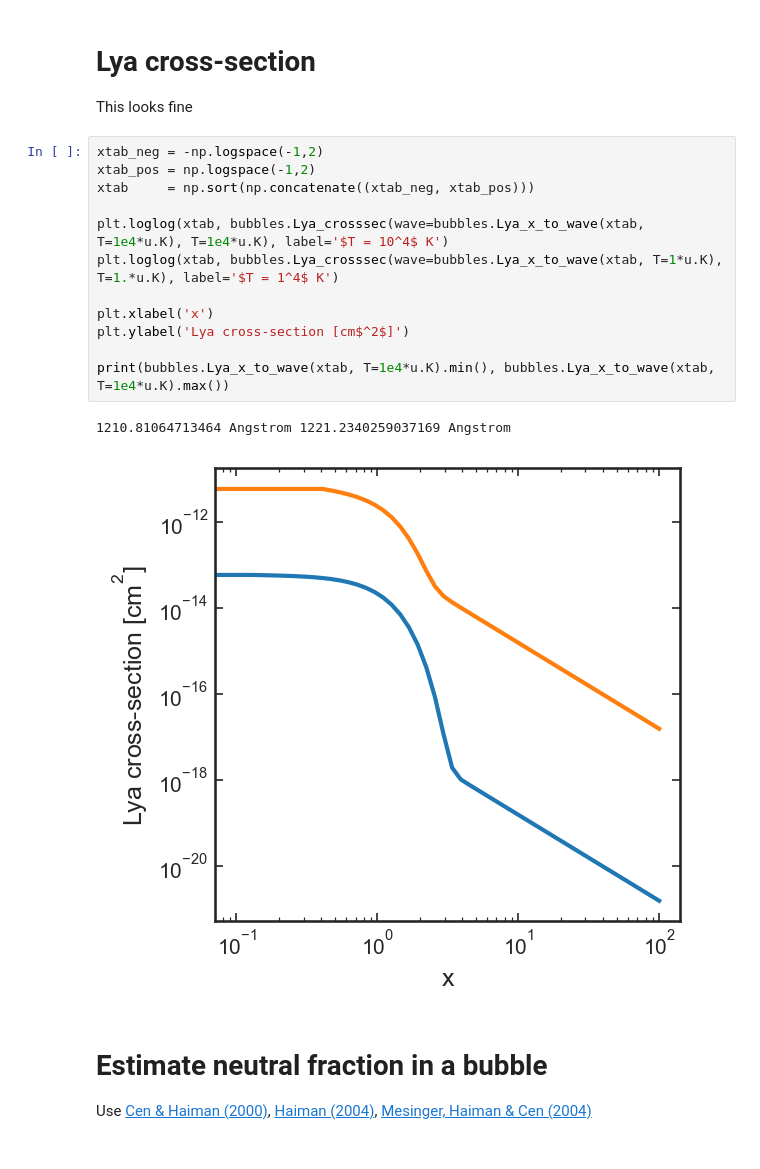
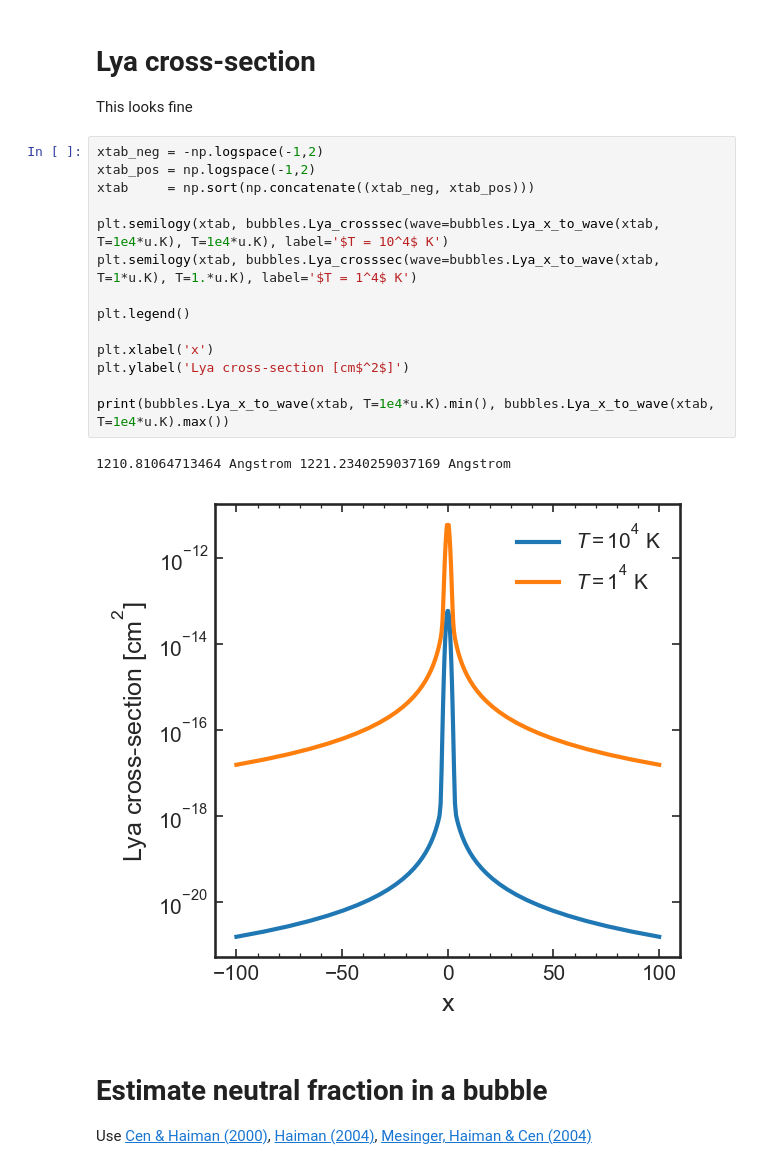
Before and after one commit to charlottenosam/LyaLineshapes, a Jupyter notebook: notebooks/bubble_size_lya_DV.ipynb, the cells around one changed output. Drawn from its saved outputs; the diff is of its cells as text.

Commit message:
replotting minimum dv plots

```diff
--- a/notebooks/bubble_size_lya_DV.ipynb
+++ b/notebooks/bubble_size_lya_DV.ipynb
@@ -46,18 +49,20 @@ This looks fine
 # %%
 xtab_neg = -np.logspace(-1,2)
 xtab_pos = np.logspace(-1,2)
 xtab     = np.sort(np.concatenate((xtab_neg, xtab_pos)))
 
-plt.loglog(xtab, bubbles.Lya_crosssec(wave=bubbles.Lya_x_to_wave(xtab, T=1e4*u.K), T=1e4*u.K), label='$T = 10^4$ K')
-plt.loglog(xtab, bubbles.Lya_crosssec(wave=bubbles.Lya_x_to_wave(xtab, T=1*u.K), T=1.*u.K), label='$T = 1^4$ K')
+plt.semilogy(xtab, bubbles.Lya_crosssec(wave=bubbles.Lya_x_to_wave(xtab, T=1e4*u.K), T=1e4*u.K), label='$T = 10^4$ K')
+plt.semilogy(xtab, bubbles.Lya_crosssec(wave=bubbles.Lya_x_to_wave(xtab, T=1*u.K), T=1.*u.K), label='$T = 1^4$ K')
+
+plt.legend()
 
 plt.xlabel('x')
 plt.ylabel('Lya cross-section [cm$^2$]')
 
 print(bubbles.Lya_x_to_wave(xtab, T=1e4*u.K).min(), bubbles.Lya_x_to_wave(xtab, T=1e4*u.K).max())
 # %% [output]
 1210.81064713464 Angstrom 1221.2340259037169 Angstrom
-[figure, old version]
+[figure, new version]
 # %% [markdown]
 # Estimate neutral fraction in a bubble
 
```
Also changed, not shown: parts of 21 cells of this notebook, 9 other files.
